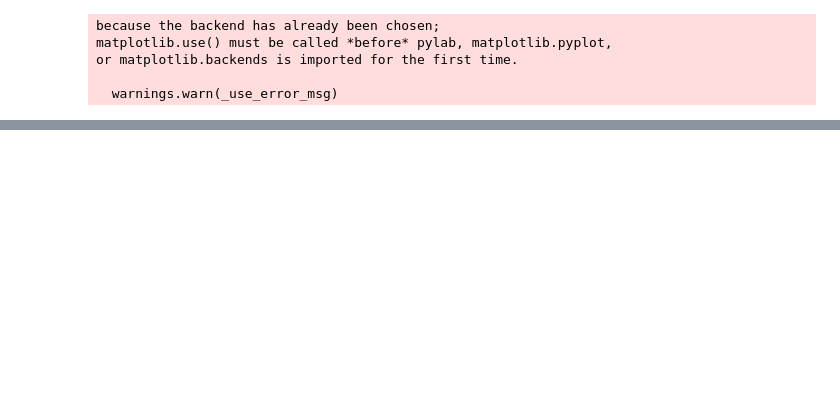
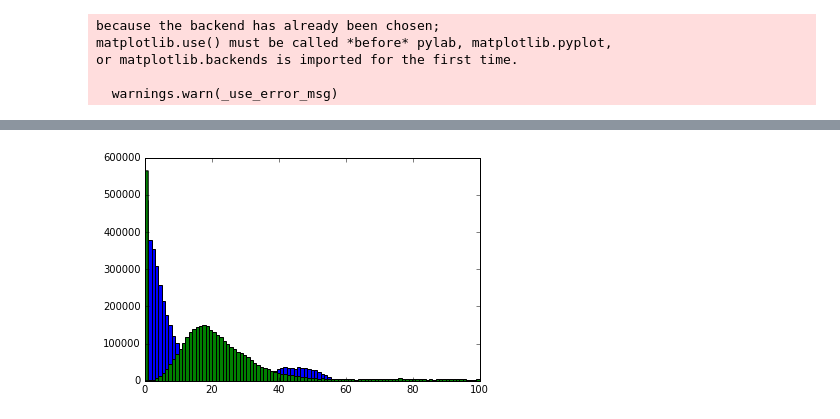
Before and after one commit to astroJeff/XRB_binary_c, a Jupyter notebook: notebooks/LMC test.ipynb, the cells around one changed output, grey strips where cells are left out. Cells and saved outputs as stored; diff of their text form; code cells hidden in the pictures; blank space fills up the shorter version.

```diff
--- a/notebooks/LMC test.ipynb
+++ b/notebooks/LMC test.ipynb
@@ -87,0 +239,9 @@ pickle.dump(sampler, open("../data/LMC_sampler.obj", "wb"))
+# %%
+bins = np.linspace(0, 100, 100)
+plt.hist(sampler.flatchain.T[9] - time_SN_1, bins=bins)
+
+plt.hist(v_sys_today, bins=bins)
+
+plt.show()
+# %% [output]
+[figure, added]
```
Also changed, not shown: parts of 16 cells of this notebook, 3 other files.
